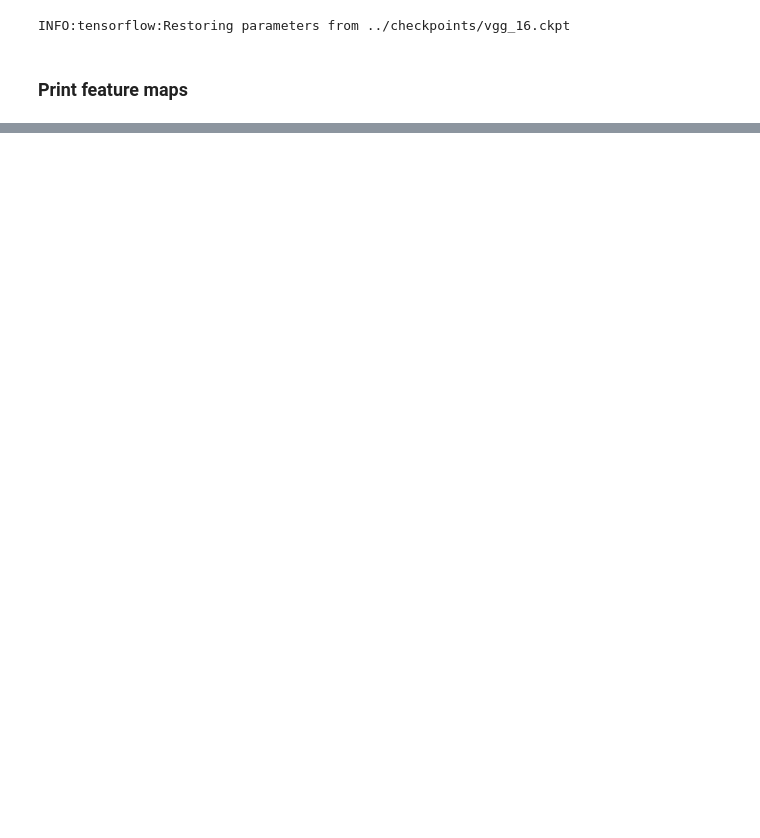
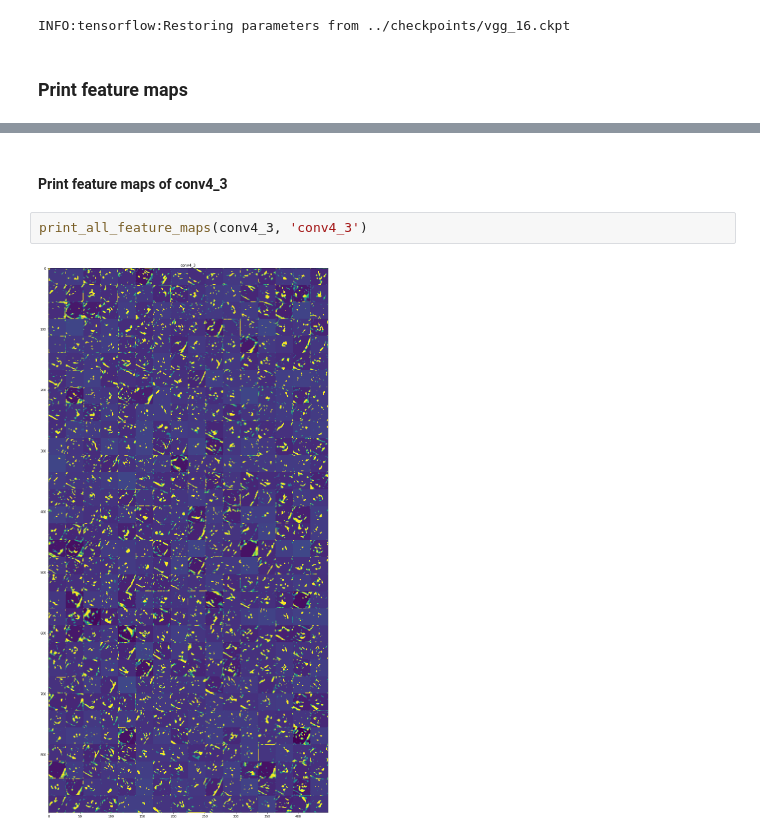
Before and after one commit to modulabs/modu-tensorflow, a Jupyter notebook: week04/01_vgg_slim.ipynb, the cells around one changed output, grey strips where cells are left out. Cells and saved outputs as stored; diff of their text form; blank space fills up the shorter version.

```diff
--- a/week04/01_vgg_slim.ipynb
+++ b/week04/01_vgg_slim.ipynb
@@ -124,0 +186,6 @@ plt.show()
+# %% [markdown]
+#### Print feature maps of conv4_3
+# %%
+print_all_feature_maps(conv4_3, 'conv4_3')
+# %% [output]
+[figure, added]
```
Also changed, not shown: parts of 15 cells of this notebook.
